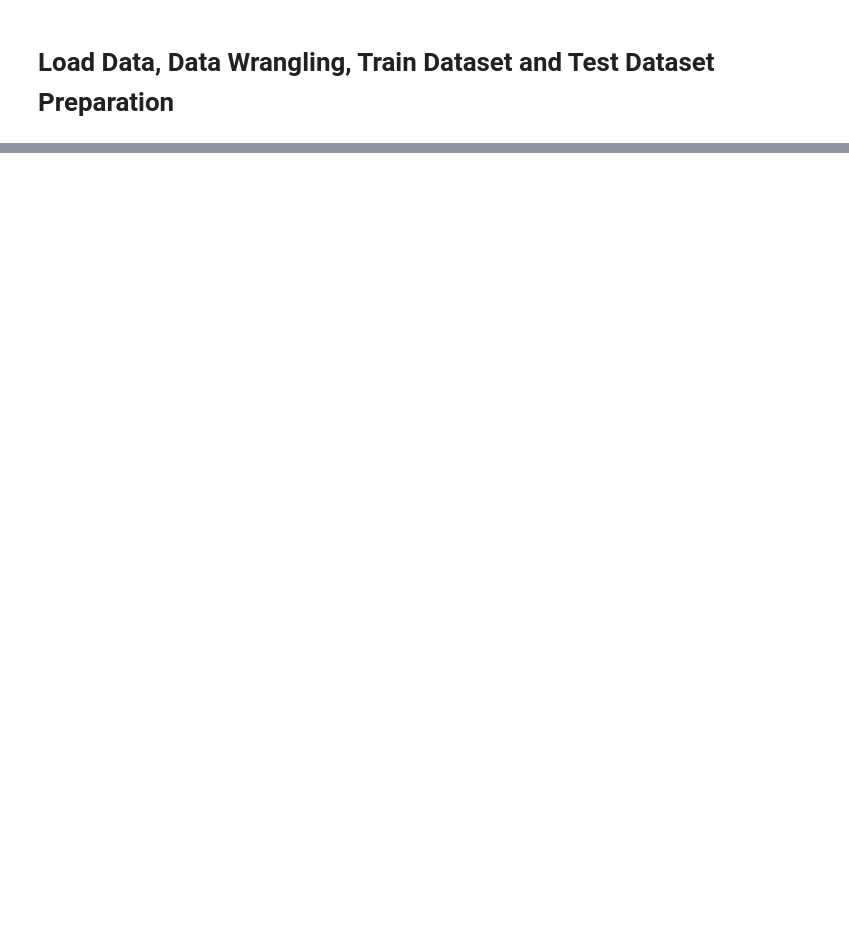
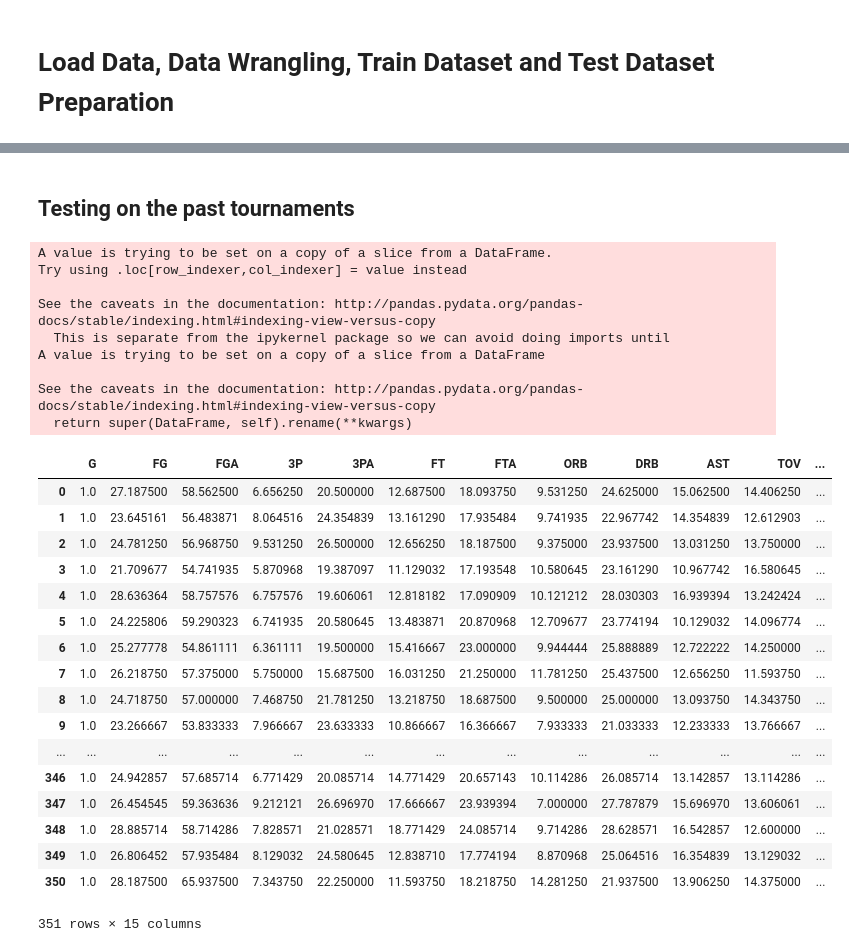
Before and after one commit to eddiewu01/NCAA-Basketball-Prediction, a Jupyter notebook: Data Preparation.ipynb, the cells around one changed output, grey strips where cells are left out. Drawn from its saved outputs; the diff is of its cells as text; code cells hidden in the pictures; blank space fills up the shorter version.

Commit message:
Testing dataset added
Used past tournament and this year's tournament's individual games as testing set

```diff
--- a/Data Preparation.ipynb
+++ b/Data Preparation.ipynb
@@ -57,0 +87,37 @@ NameError: name 'TrainData' is not defined
+# %% [markdown]
+## Testing on the past tournaments
+# %%
+Season2018_stat_df = Season2018_df[['G', 'FG', 'FGA', '3P', '3PA', 'FT', 'FTA', 'ORB', 'TRB', 'AST',
+                              'TOV', 'STL', 'BLK', 'PF']]
+Season2018_stat_df['TRB'] = Season2018_stat_df['TRB'] - Season2018_df['ORB']
+Season2018_stat_df.rename(columns = {'TRB': 'DRB'}, inplace = True)
+Season2018_avg_df = Season2018_stat_df.div(Season2018_stat_df.G, axis = 0).join(Season2018_df['School'])
+Season2018_avg_df
+# %% [output]
+A value is trying to be set on a copy of a slice from a DataFrame.
+Try using .loc[row_indexer,col_indexer] = value instead
+
+See the caveats in the documentation: http://pandas.pydata.org/pandas-docs/stable/indexing.html#indexing-view-versus-copy
+  This is separate from the ipykernel package so we can avoid doing imports until
+A value is trying to be set on a copy of a slice from a DataFrame
+
+See the caveats in the documentation: http://pandas.pydata.org/pandas-docs/stable/indexing.html#indexing-view-versus-copy
+  return super(DataFrame, self).rename(**kwargs)
+|  | G | FG | FGA | 3P | 3PA | FT | FTA | ORB | DRB | AST | TOV | ... |
+| 0 | 1.0 | 27.187500 | 58.562500 | 6.656250 | 20.500000 | 12.687500 | 18.093750 | 9.531250 | 24.625000 | 15.062500 | 14.406250 | ... |
+| 1 | 1.0 | 23.645161 | 56.483871 | 8.064516 | 24.354839 | 13.161290 | 17.935484 | 9.741935 | 22.967742 | 14.354839 | 12.612903 | ... |
+| 2 | 1.0 | 24.781250 | 56.968750 | 9.531250 | 26.500000 | 12.656250 | 18.187500 | 9.375000 | 23.937500 | 13.031250 | 13.750000 | ... |
+| 3 | 1.0 | 21.709677 | 54.741935 | 5.870968 | 19.387097 | 11.129032 | 17.193548 | 10.580645 | 23.161290 | 10.967742 | 16.580645 | ... |
+| 4 | 1.0 | 28.636364 | 58.757576 | 6.757576 | 19.606061 | 12.818182 | 17.090909 | 10.121212 | 28.030303 | 16.939394 | 13.242424 | ... |
+| 5 | 1.0 | 24.225806 | 59.290323 | 6.741935 | 20.580645 | 13.483871 | 20.870968 | 12.709677 | 23.774194 | 10.129032 | 14.096774 | ... |
+| 6 | 1.0 | 25.277778 | 54.861111 | 6.361111 | 19.500000 | 15.416667 | 23.000000 | 9.944444 | 25.888889 | 12.722222 | 14.250000 | ... |
+| 7 | 1.0 | 26.218750 | 57.375000 | 5.750000 | 15.687500 | 16.031250 | 21.250000 | 11.781250 | 25.437500 | 12.656250 | 11.593750 | ... |
+| 8 | 1.0 | 24.718750 | 57.000000 | 7.468750 | 21.781250 | 13.218750 | 18.687500 | 9.500000 | 25.000000 | 13.093750 | 14.343750 | ... |
+| 9 | 1.0 | 23.266667 | 53.833333 | 7.966667 | 23.633333 | 10.866667 | 16.366667 | 7.933333 | 21.033333 | 12.233333 | 13.766667 | ... |
+| ... | ... | ... | ... | ... | ... | ... | ... | ... | ... | ... | ... | ... |
+| 346 | 1.0 | 24.942857 | 57.685714 | 6.771429 | 20.085714 | 14.771429 | 20.657143 | 10.114286 | 26.085714 | 13.142857 | 13.114286 | ... |
+| 347 | 1.0 | 26.454545 | 59.363636 | 9.212121 | 26.696970 | 17.666667 | 23.939394 | 7.000000 | 27.787879 | 15.696970 | 13.606061 | ... |
+| 348 | 1.0 | 28.885714 | 58.714286 | 7.828571 | 21.028571 | 18.771429 | 24.085714 | 9.714286 | 28.628571 | 16.542857 | 12.600000 | ... |
+| 349 | 1.0 | 26.806452 | 57.935484 | 8.129032 | 24.580645 | 12.838710 | 17.774194 | 8.870968 | 25.064516 | 16.354839 | 13.129032 | ... |
+| 350 | 1.0 | 28.187500 | 65.937500 | 7.343750 | 22.250000 | 11.593750 | 18.218750 | 14.281250 | 21.937500 | 13.906250 | 14.375000 | ... |
+351 rows × 15 columns
```
Also changed, not shown: parts of 17 cells of this notebook, 2 other files.
